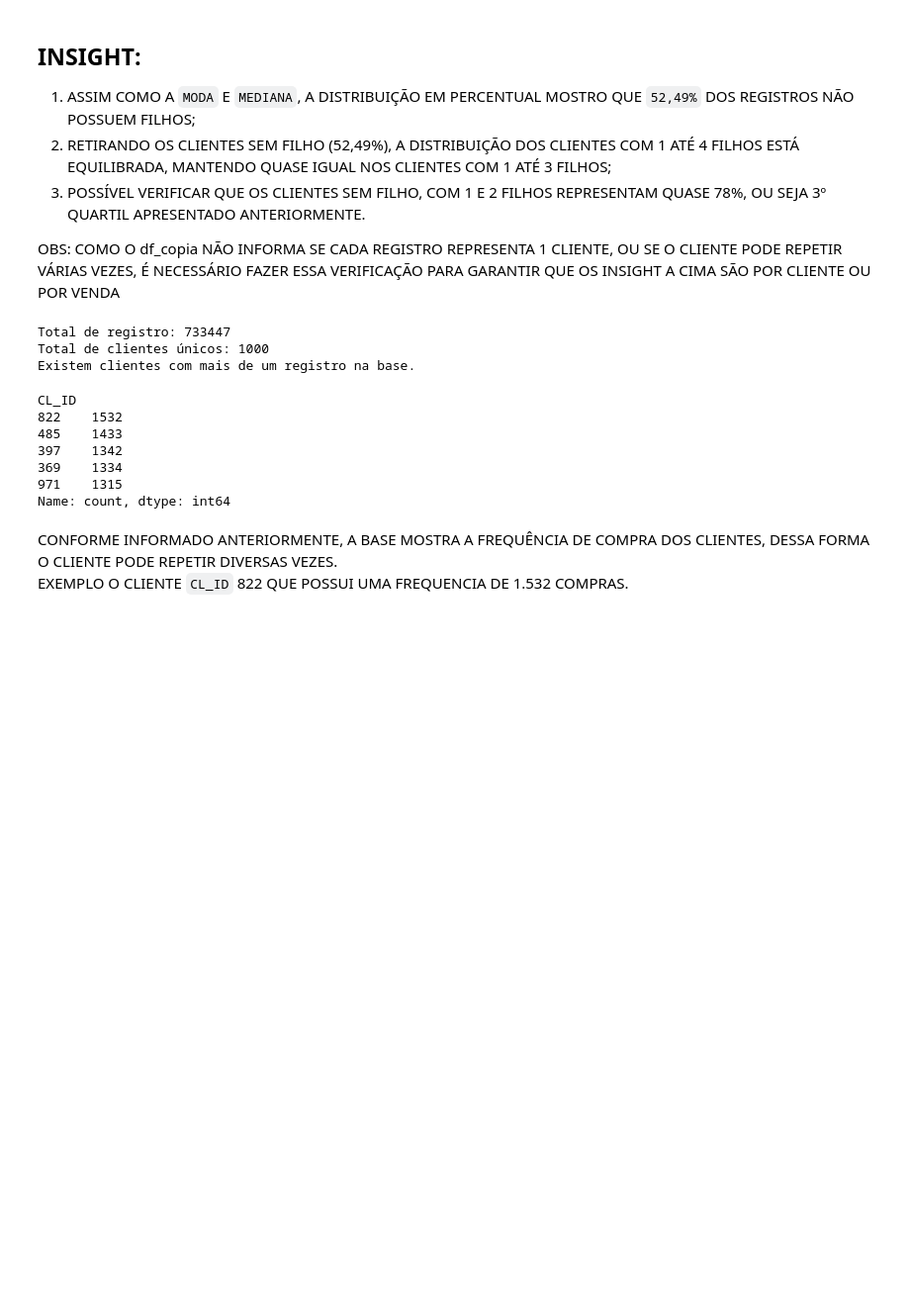
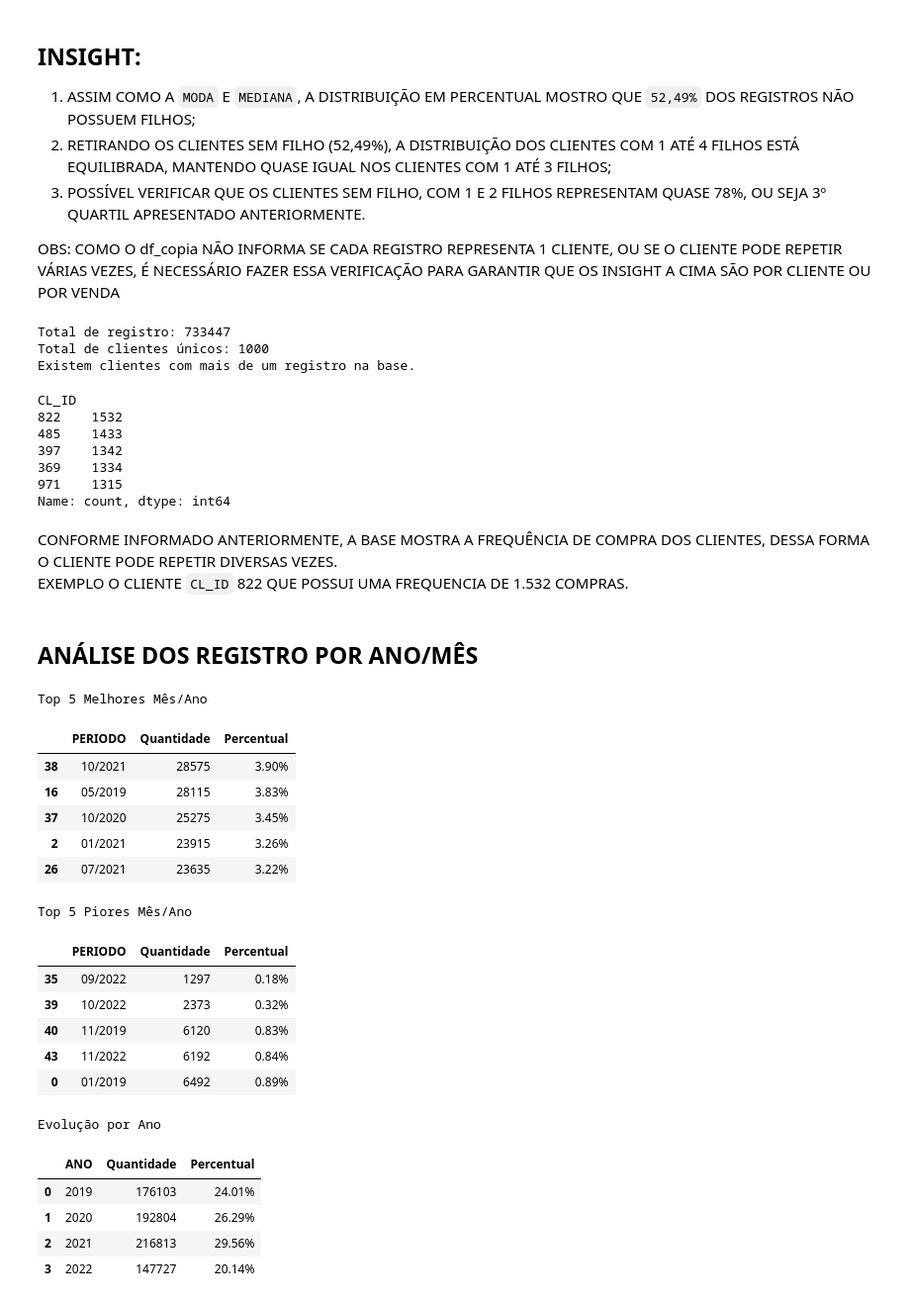
Before and after one commit to FelipeBusa/mini_projeto_turma05, a Jupyter notebook: Mini_Projeto_Felipe_Busarello.ipynb, the cells around one changed output. Shown at 99% size. Cells and saved outputs as stored; diff of their text form; code cells hidden in the pictures; blank space fills up the shorter version.

Commit message:
Analise temporal

```diff
--- a/Mini_Projeto_Felipe_Busarello.ipynb
+++ b/Mini_Projeto_Felipe_Busarello.ipynb
@@ -557,3 +557,60 @@ Name: count, dtype: int64
 # %% [markdown]
 CONFORME INFORMADO ANTERIORMENTE, A BASE MOSTRA A FREQUÊNCIA DE COMPRA DOS CLIENTES, DESSA FORMA O CLIENTE PODE REPETIR DIVERSAS VEZES.
 EXEMPLO O CLIENTE `CL_ID` 822 QUE POSSUI UMA FREQUENCIA DE 1.532 COMPRAS.
+# %% [markdown]
+## ANÁLISE DOS REGISTRO POR ANO/MÊS
+# %%
+# ===========
+# EVOLUÇÃO TEMPORAL DOS REGISTROS
+# ===========
+df_copia["ANO"] = df_copia["DATA"].dt.year # CRIANDO A COLUNA ANO
+df_copia["MES"] = df_copia["DATA"].dt.month # CRIANDO A COLUNA MÊS
+df_copia["PERIODO"] = df_copia["DATA"].dt.strftime("%m/%Y") # CRIANDO A COLUNA PERIODO (MÊS/ANP)
+
+
+# ===========
+# EVOLUÇÃO MÊS/ANO
+# ===========
+registros_mes = (df_copia.groupby(["PERIODO"]).size().reset_index(name="Quantidade"))
+registros_mes["Percentual"] = (registros_mes["Quantidade"] / registros_mes["Quantidade"].sum() * 100)
+registros_mes["Percentual"] = (registros_mes["Percentual"].map(lambda x: f"{x:.2f}%"))
+
+melhores_5_meses = (registros_mes.sort_values("Quantidade", ascending=False).head(5))
+print("Top 5 Melhores Mês/Ano")
+display(melhores_5_meses)
+
+piores_5_meses = (registros_mes.sort_values("Quantidade", ascending=True).head(5))
+print("\nTop 5 Piores Mês/Ano")
+display(piores_5_meses)
+
+
+# ===========
+# EVOLUÇÃO ANO
+# ===========
+registros_ano = (df_copia.groupby(["ANO"]).size().reset_index(name="Quantidade"))
+registros_ano["Percentual"] = (registros_ano["Quantidade"] / registros_ano["Quantidade"].sum() * 100)
+registros_ano["Percentual"] = (registros_ano["Percentual"].map(lambda x: f"{x:.2f}%"))
+
+print("\nEvolução por Ano")
+display(registros_ano)
+# %% [output]
+Top 5 Melhores Mês/Ano
+|  | PERIODO | Quantidade | Percentual |
+| 38 | 10/2021 | 28575 | 3.90% |
+| 16 | 05/2019 | 28115 | 3.83% |
+| 37 | 10/2020 | 25275 | 3.45% |
+| 2 | 01/2021 | 23915 | 3.26% |
+| 26 | 07/2021 | 23635 | 3.22% |
+Top 5 Piores Mês/Ano
+|  | PERIODO | Quantidade | Percentual |
+| 35 | 09/2022 | 1297 | 0.18% |
+| 39 | 10/2022 | 2373 | 0.32% |
+| 40 | 11/2019 | 6120 | 0.83% |
+| 43 | 11/2022 | 6192 | 0.84% |
+| 0 | 01/2019 | 6492 | 0.89% |
+Evolução por Ano
+|  | ANO | Quantidade | Percentual |
+| 0 | 2019 | 176103 | 24.01% |
+| 1 | 2020 | 192804 | 26.29% |
+| 2 | 2021 | 216813 | 29.56% |
+| 3 | 2022 | 147727 | 20.14% |
```
Also changed, not shown: parts of 1 cell of this notebook.
